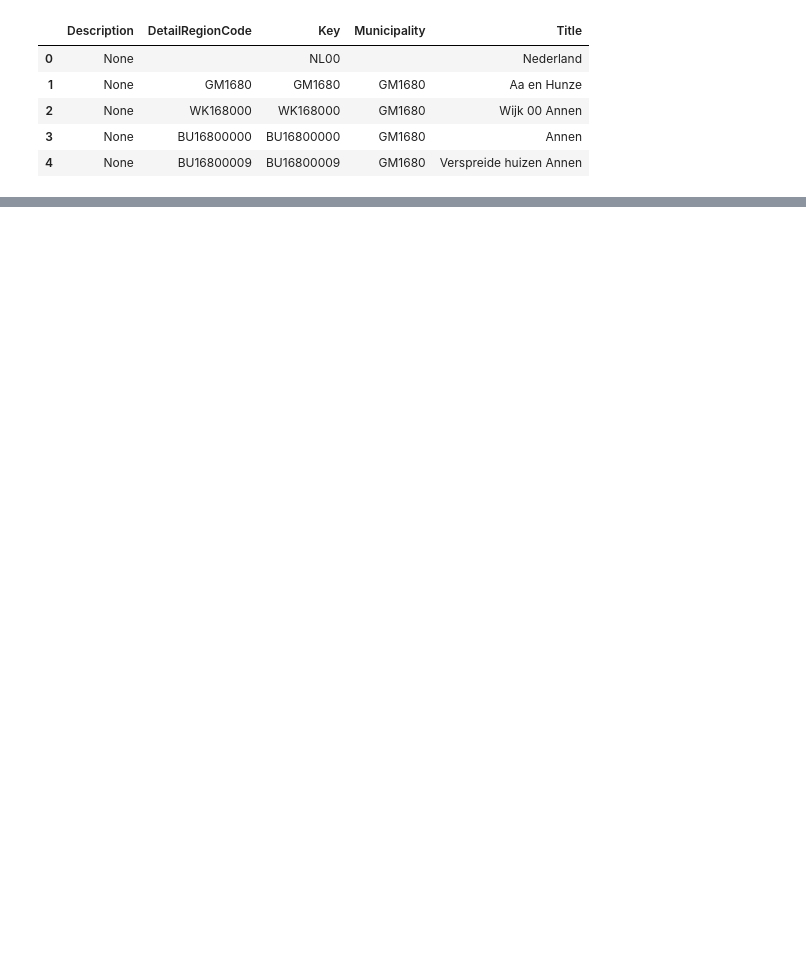
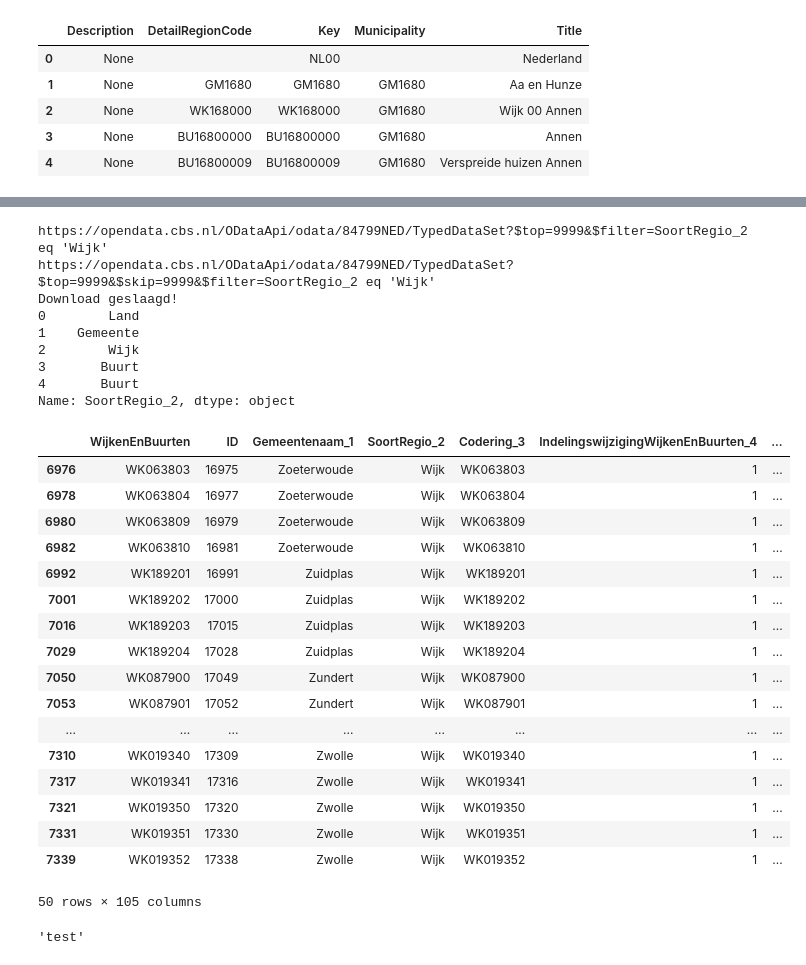
Before and after one commit to DanAugustus/KiesKaart, a Jupyter notebook: CBSparserOData3.ipynb, the cells around one changed output, grey strips where cells are left out. Saved outputs shown, nothing was run; the diff lists cells and outputs as text; code cells hidden in the pictures; blank space fills up the shorter version.

```diff
--- a/CBSparserOData3.ipynb
+++ b/CBSparserOData3.ipynb
@@ -129,7 +154,9 @@ print(test_observations["Codering_3"])
 9    BU16800200
 Name: Codering_3, dtype: object
 # %%
-def get_top_observations(table_url, url_filter = "", bottom=False):
+# Functie werkt maar automatisch queries samenvoegen is handiger.
+
+def get_top_observations(table_url, url_filter = "", skip=None):
 
     """Haal de tabel met metingen op. In tegenstelling tot Odata4 hoeft de tabel niet geformatteerd te worden.
     Odata3 beperkt echter hoeveel metingen je op kan halen. Kies uit de bovenste of onderste 9999 rijen.
@@ -141,15 +168,15 @@ def get_top_observations(table_url, url_filter = "", bottom=False):
     Je hoeft niet beide kolommen te gebruiken voor het filter."""
 
 
-    if bottom:
-        side = "?$bottom=9999 &amp;"
+    if skip:
+        side = "?$top=9999&$skip={}".format(skip)
     else:
-        side = "?$top=9999 &amp;"
+        side = "?$top=9999"
 
     if url_filter == "":
-        target_url = table_url + "/TypedDataSet?" + side
+        target_url = table_url + "/TypedDataSet" + side
     elif "$filter=" in url_filter:
-        target_url = table_url + "/TypedDataSet" + side + url_filter
+        target_url = table_url + "/TypedDataSet" + side + "&" + url_filter
     else:
         print("WAARSCHUWING! FILTER NIET GOED GEFORMATTEERD. VERGELIJK MET VOORBEELD OF GA NAAR ")
         print("\n https://www.cbs.nl/nl-nl/onze-diensten/open-data/open-data-v4/filters-odata-v4")
@@ -158,8 +185,25 @@ def get_top_observations(table_url, url_filter = "", bottom=False):
 
     print(target_url)
     data = get_odata(target_url)
-    print(data.head)
+    #print(data.head)
+
+    #if len(data.index) >= 9999:
+    #    print("Waarschuwing: Verzoek om data ingekort door limiet van 9999 rijen.")
+    #    print("Query '{}' is te groot voor één request".format(target_url))
 
     return(data)
-
-lastyear_url = "https://opendata.cbs.nl/oDataAPI/OData/84583NED"
+# %%
+def auto_query(url, fil):
+
+    repeat = True
+    nrow=0
+    frames=[]
+
+    while repeat:
+        result = get_top_observations(url, url_filter=fil,skip=nrow)
+        if len(result) != 9999:
+            repeat = False
+        nrow += 9999
+        frames.append(result)
+
+    return pd.concat(frames,axis=0)
@@ -205,0 +325,36 @@ https://opendata.cbs.nl/oDataAPI/OData/84583NED/TypedDataSet?$top=9999 &amp;$fil
+# %%
+test = get_observations('84799NED',filtersoort=2, plaatsen=['Wijk'], beta=True)
+test.tail(50)
+#https://opendata.cbs.nl/ODataApi/odata/84583NED/TypedDataSet?$top=9999%20&amp;$filter=contains(SoortRegio_2,%27WK%27)
+# %% [output]
+https://opendata.cbs.nl/ODataApi/odata/84799NED/TypedDataSet?$top=9999&$filter=SoortRegio_2 eq 'Wijk'
+https://opendata.cbs.nl/ODataApi/odata/84799NED/TypedDataSet?$top=9999&$skip=9999&$filter=SoortRegio_2 eq 'Wijk'
+Download geslaagd!
+0        Land
+1    Gemeente
+2        Wijk
+3       Buurt
+4       Buurt
+Name: SoortRegio_2, dtype: object
+|  | WijkenEnBuurten | ID | Gemeentenaam_1 | SoortRegio_2 | Codering_3 | IndelingswijzigingWijkenEnBuurten_4 | ... |
+| 6976 | WK063803 | 16975 | Zoeterwoude | Wijk | WK063803 | 1 | ... |
+| 6978 | WK063804 | 16977 | Zoeterwoude | Wijk | WK063804 | 1 | ... |
+| 6980 | WK063809 | 16979 | Zoeterwoude | Wijk | WK063809 | 1 | ... |
+| 6982 | WK063810 | 16981 | Zoeterwoude | Wijk | WK063810 | 1 | ... |
+| 6992 | WK189201 | 16991 | Zuidplas | Wijk | WK189201 | 1 | ... |
+| 7001 | WK189202 | 17000 | Zuidplas | Wijk | WK189202 | 1 | ... |
+| 7016 | WK189203 | 17015 | Zuidplas | Wijk | WK189203 | 1 | ... |
+| 7029 | WK189204 | 17028 | Zuidplas | Wijk | WK189204 | 1 | ... |
+| 7050 | WK087900 | 17049 | Zundert | Wijk | WK087900 | 1 | ... |
+| 7053 | WK087901 | 17052 | Zundert | Wijk | WK087901 | 1 | ... |
+| ... | ... | ... | ... | ... | ... | ... | ... |
+| 7310 | WK019340 | 17309 | Zwolle | Wijk | WK019340 | 1 | ... |
+| 7317 | WK019341 | 17316 | Zwolle | Wijk | WK019341 | 1 | ... |
+| 7321 | WK019350 | 17320 | Zwolle | Wijk | WK019350 | 1 | ... |
+| 7331 | WK019351 | 17330 | Zwolle | Wijk | WK019351 | 1 | ... |
+| 7339 | WK019352 | 17338 | Zwolle | Wijk | WK019352 | 1 | ... |
+50 rows × 105 columns
+# %%
+'   test   '.strip()
+# %% [output]
+'test'
```
Also changed, not shown: parts of 21 cells of this notebook, 1 other file.
